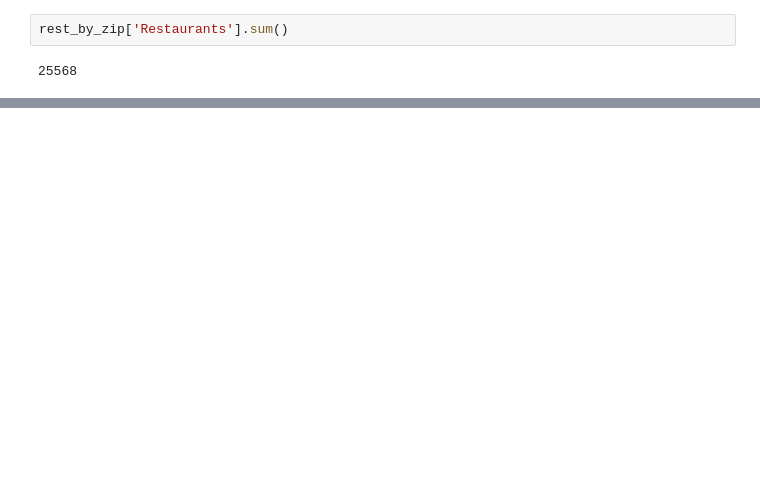
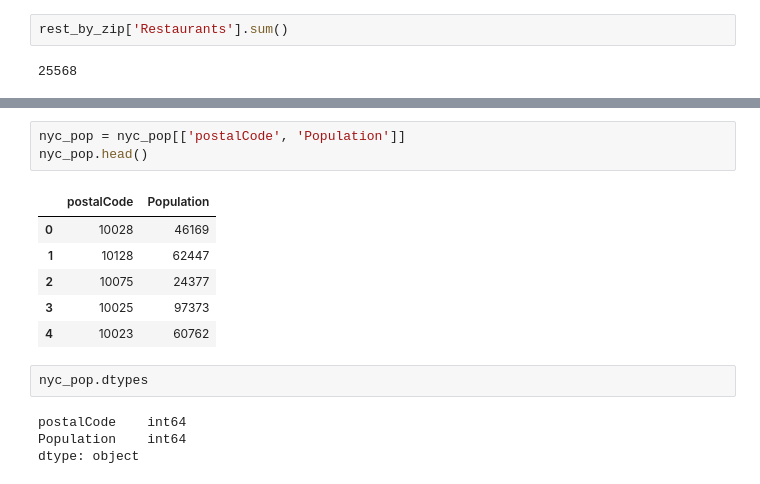
Before and after one commit to tiroger/nyc_rats, a Jupyter notebook: rat_restaurants.ipynb, the cells around one changed output, grey strips where cells are left out. Cells and saved outputs as stored; diff of their text form; blank space fills up the shorter version.

```diff
--- a/rat_restaurants.ipynb
+++ b/rat_restaurants.ipynb
@@ -138,0 +137,16 @@ plt.savefig(imgfile)
+# %%
+nyc_pop = nyc_pop[['postalCode', 'Population']]
+nyc_pop.head()
+# %% [output]
+|  | postalCode | Population |
+| 0 | 10028 | 46169 |
+| 1 | 10128 | 62447 |
+| 2 | 10075 | 24377 |
+| 3 | 10025 | 97373 |
+| 4 | 10023 | 60762 |
+# %%
+nyc_pop.dtypes
+# %% [output]
+postalCode    int64
+Population    int64
+dtype: object
```
Also changed, not shown: parts of 9 cells of this notebook, 3 other files.
